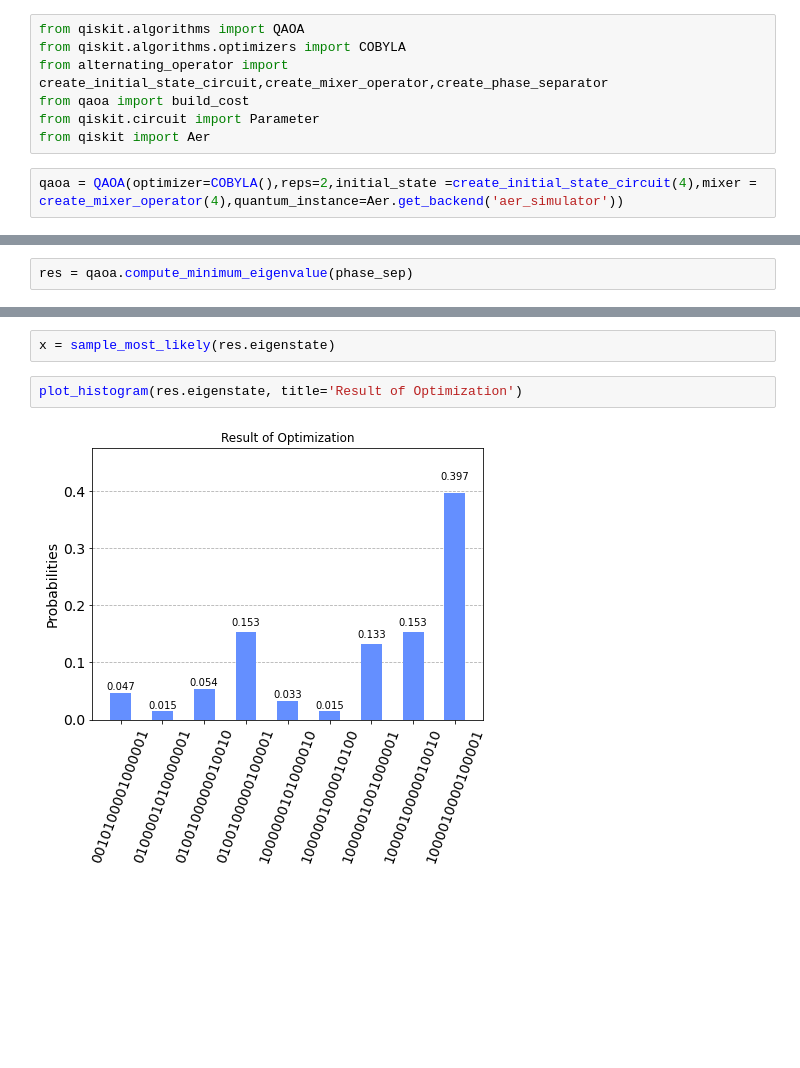
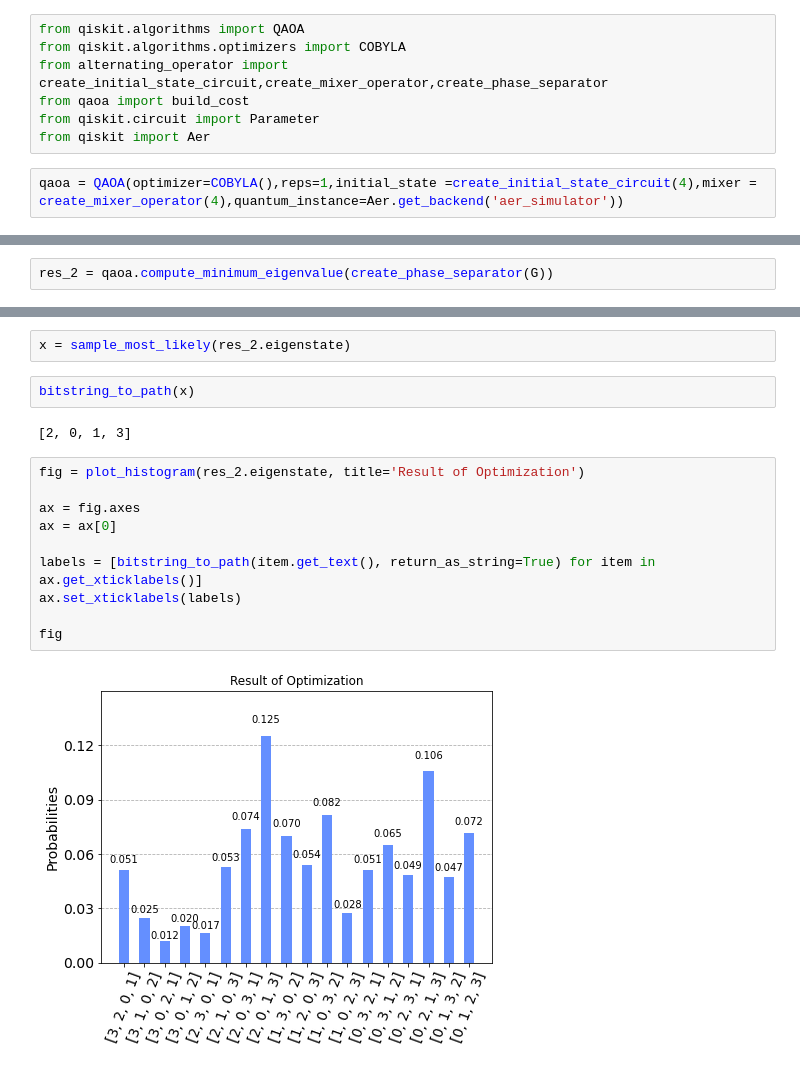
Before and after one commit to simondobers/quantum_alternating_operator, a Jupyter notebook: TSP.ipynb, the cells around one changed output, grey strips where cells are left out. Saved outputs shown, nothing was run; the diff lists cells and outputs as text; blank space fills up the shorter version.

```diff
--- a/TSP.ipynb
+++ b/TSP.ipynb
@@ -97,7 +85,7 @@ from qaoa import build_cost
 from qiskit.circuit import Parameter
 from qiskit import Aer
 # %%
-qaoa = QAOA(optimizer=COBYLA(),reps=2,initial_state =create_initial_state_circuit(4),mixer = create_mixer_operator(4),quantum_instance=Aer.get_backend('aer_simulator'))
+qaoa = QAOA(optimizer=COBYLA(),reps=1,initial_state =create_initial_state_circuit(4),mixer = create_mixer_operator(4),quantum_instance=Aer.get_backend('aer_simulator'))
 # %%
 cost_ham = build_cost(1.,3,G)
 
@@ -111,2 +97,2 @@ ValueError: Mismatching number of values and parameters. For partial binding ple
 # %%
-res = qaoa.compute_minimum_eigenvalue(phase_sep)
+res_2 = qaoa.compute_minimum_eigenvalue(create_phase_separator(G))
@@ -150,9 +128,21 @@ def sample_most_likely(state_vector):
             k >>= 1
         return x
 # %%
-x = sample_most_likely(res.eigenstate)
+x = sample_most_likely(res_2.eigenstate)
+# %%
+bitstring_to_path(x)
+# %% [output]
+[2, 0, 1, 3]
 # %%
-plot_histogram(res.eigenstate, title='Result of Optimization')
+fig = plot_histogram(res_2.eigenstate, title='Result of Optimization')
+
+ax = fig.axes
+ax = ax[0]
+
+labels = [bitstring_to_path(item.get_text(), return_as_string=True) for item in ax.get_xticklabels()]
+ax.set_xticklabels(labels)
+
+fig
 # %% [output]
-[figure, old version]
+[figure, new version]
 # %%
```
Also changed, not shown: parts of 13 cells of this notebook, 2 other files.
